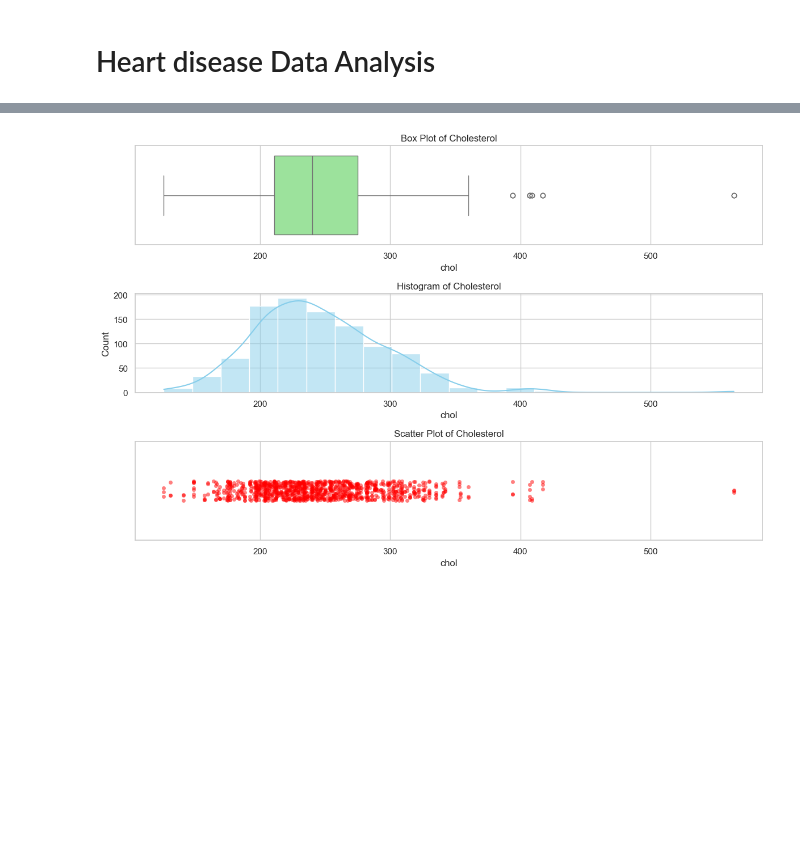
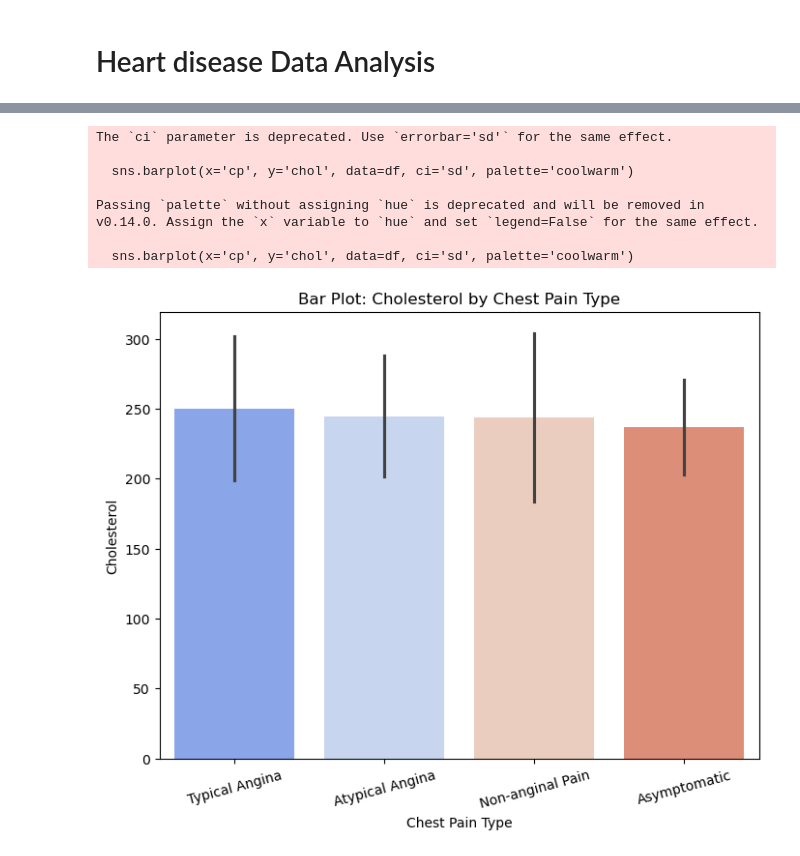
Before and after one commit to jaalnock/DSBDA, a Jupyter notebook: Assignment17_Heart_Disease_Data_Analysis/heart_disease_analysis.ipynb, the cells around one changed output, grey strips where cells are left out. Saved outputs shown, nothing was run; the diff lists cells and outputs as text; code cells hidden in the pictures; blank space fills up the shorter version.

```diff
--- a/Assignment17_Heart_Disease_Data_Analysis/heart_disease_analysis.ipynb
+++ b/Assignment17_Heart_Disease_Data_Analysis/heart_disease_analysis.ipynb
@@ -52,14 +61,9 @@ Passing `palette` without assigning `hue` is deprecated and will be removed in v
 # %%
-#Line Chart
-df['age_group'] = pd.cut(df['age'], bins=range(30, 80, 5))
-avg_thalach_by_age = df.groupby('age_group')['thalach'].mean()
-
-plt.figure(figsize=(10, 6))
-avg_thalach_by_age.plot(marker='o', linestyle='-')
-plt.title('Line Chart: Avg Max Heart Rate vs Age Group')
-plt.xlabel('Age Group')
-plt.ylabel('Avg Max Heart Rate (thalach)')
-plt.xticks(rotation=45)
-plt.grid(True)
+# Dot Plot - Age vs Target
+plt.figure(figsize=(8, 6))
+sns.stripplot(x='target', y='age', data=df, jitter=0.3, palette='Set2')
+plt.title('Dot Plot: Age vs Heart Disease')
+plt.xlabel('Heart Disease')
+plt.ylabel('Age')
 plt.show()
 # %% [output]
@@ -67,23 +74,18 @@ plt.show()
 # %%
-# Box Plot + Histogram + Scatter
-plt.figure(figsize=(12, 8))
-
-# Box plot
-plt.subplot(3, 1, 1)
-sns.boxplot(x=df['chol'], color='lightgreen')
-plt.title('Box Plot of Cholesterol')
-
-# Histogram
-plt.subplot(3, 1, 2)
-sns.histplot(df['chol'], bins=20, kde=True, color='skyblue')
-plt.title('Histogram of Cholesterol')
-
-# Scatter / strip
-plt.subplot(3, 1, 3)
-sns.stripplot(x='chol', data=df, color='red', alpha=0.5)
-plt.title('Scatter Plot of Cholesterol')
-
-plt.tight_layout()
+# Bar Plot - Cholesterol by Chest Pain Type
+plt.figure(figsize=(8, 6))
+sns.barplot(x='cp', y='chol', data=df, ci='sd', palette='coolwarm')
+plt.title('Bar Plot: Cholesterol by Chest Pain Type')
+plt.xlabel('Chest Pain Type')
+plt.ylabel('Cholesterol')
+plt.xticks(rotation=15)
 plt.show()
 # %% [output]
+The `ci` parameter is deprecated. Use `errorbar='sd'` for the same effect.
+
+  sns.barplot(x='cp', y='chol', data=df, ci='sd', palette='coolwarm')
+
+Passing `palette` without assigning `hue` is deprecated and will be removed in v0.14.0. Assign the `x` variable to `hue` and set `legend=False` for the same effect.
+
+  sns.barplot(x='cp', y='chol', data=df, ci='sd', palette='coolwarm')
-[figure, old version]
+[figure, new version]
```
Also changed, not shown: parts of 7 cells of this notebook, 1 other file.
